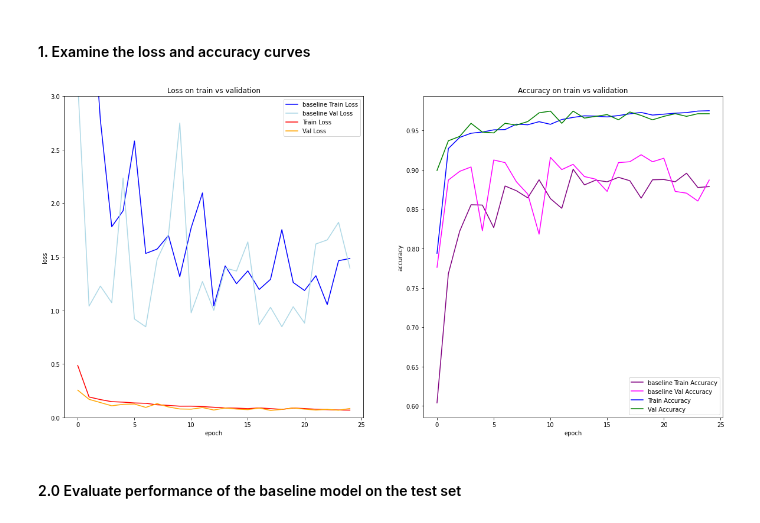
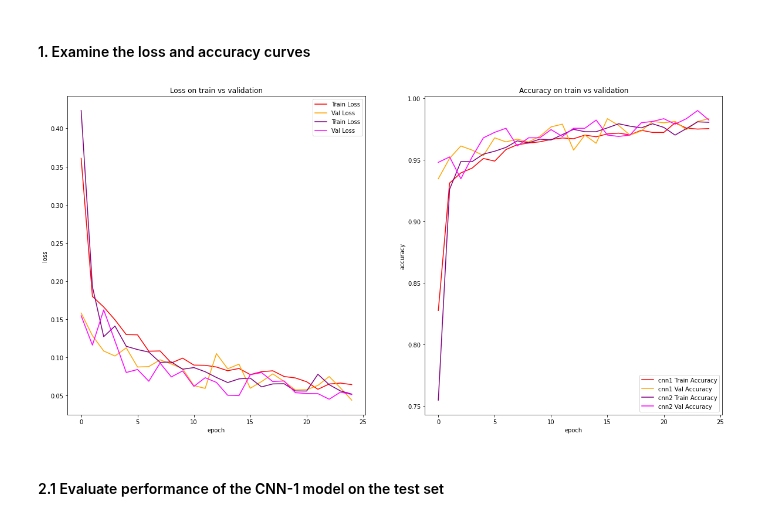
Before and after one commit to erotavlas/machine-learning, a Jupyter notebook: IBMAdvancedDataScience_Capstone/IBMAdvancedDataScience_Capstone_Incomplete.ipynb, the cells around one changed output. Cells and saved outputs as stored; diff of their text form; code cells hidden in the pictures.

```diff
--- a/IBMAdvancedDataScience_Capstone/IBMAdvancedDataScience_Capstone_Incomplete.ipynb
+++ b/IBMAdvancedDataScience_Capstone/IBMAdvancedDataScience_Capstone_Incomplete.ipynb
@@ -864,0 +1036,3 @@ Epoch 25/25
+# %%
+#units = 1 for binary classification
+cnn_1.add(tf.keras.layers.Dense(units=1, activation='sigmoid'))
@@ -864,0 +1041,3 @@ Epoch 25/25
+# %%
+cnn_1.compile(optimizer='adam', loss='binary_crossentropy', metrics=METRICS)
+cnn_1.summary()
@@ -864,0 +1111,7 @@ Epoch 25/25
+# %%
+# NOTE - cannot use the validation_split when using data set generators so need to split the dataframe manually
+# into train and validation set. This was done above
+
+#callback = tf.keras.callbacks.EarlyStopping(monitor='loss', mode="min", patience=3, restore_best_weights=True)
+#history = cnn.fit(x = train_set, class_weight=class_weight, validation_data = validation_set, epochs=100, callbacks=[callback] )
+history_cnn_1 = cnn_1.fit(x = train_set, class_weight=class_weight, validation_data = validation_set, epochs=25 )
@@ -864,0 +1138,2 @@ Epoch 25/25
+# %%
+history_cnn_2 = cnn_2.fit(x = train_set, class_weight=class_weight, validation_data = validation_set, epochs=25 )
@@ -869,38 +1162,41 @@ Epoch 25/25
 # %%
 plt.figure(figsize=(20,10))
 
 # plot loss & val loss
 plt.subplot(1,2,1)
-# baseline
-sns.lineplot(x=baseline_history.epoch, y=baseline_history.history['loss'], color='blue',  dashes=True,markers=True, label='baseline Train Loss')
-sns.lineplot(x=baseline_history.epoch, y=baseline_history.history['val_loss'], color='lightblue', label='baseline Val Loss')
-# cnn
-sns.lineplot(x=history.epoch, y=history.history['loss'], color='red', label='Train Loss')
-sns.lineplot(x=history.epoch, y=history.history['val_loss'], color='orange', label='Val Loss')
-plt.ylim(0, 3)
+
+# cnn-1
+sns.lineplot(x=history_cnn_1.epoch, y=history_cnn_1.history['loss'], color='red', label='Train Loss')
+sns.lineplot(x=history_cnn_1.epoch, y=history_cnn_1.history['val_loss'], color='orange', label='Val Loss')
+# cnn-2
+sns.lineplot(x=history_cnn_2.epoch, y=history_cnn_2.history['loss'], color='purple', label='Train Loss')
+sns.lineplot(x=history_cnn_2.epoch, y=history_cnn_2.history['val_loss'], color='magenta', label='Val Loss')
+
+#plt.ylim(0, 3)
 plt.title('Loss on train vs validation')
 plt.legend(loc='best')
 plt.xlabel('epoch')
 plt.ylabel('loss')
 
 # plot accuracy and val accuracy
 plt.subplot(1,2,2)
-# baseline
-sns.lineplot(x=baseline_history.epoch, y=baseline_history.history['accuracy'], color='purple', label='baseline Train Accuracy')
-sns.lineplot(x=baseline_history.epoch, y=baseline_history.history['val_accuracy'], color='magenta', label='baseline Val Accuracy')
-# cnn
-sns.lineplot(x=history.epoch, y=history.history['accuracy'], color='blue', label='Train Accuracy')
-sns.lineplot(x=history.epoch, y=history.history['val_accuracy'], color='green', label='Val Accuracy')
+
+# cnn-1
+sns.lineplot(x=history_cnn_1.epoch, y=history_cnn_1.history['accuracy'], color='red', label='cnn1 Train Accuracy')
+sns.lineplot(x=history_cnn_1.epoch, y=history_cnn_1.history['val_accuracy'], color='orange', label='cnn1 Val Accuracy')
+# cnn-2
+sns.lineplot(x=history_cnn_2.epoch, y=history_cnn_2.history['accuracy'], color='purple', label='cnn2 Train Accuracy')
+sns.lineplot(x=history_cnn_2.epoch, y=history_cnn_2.history['val_accuracy'], color='magenta', label='cnn2 Val Accuracy')
 
 plt.title('Accuracy on train vs validation')
 plt.legend(loc='best')
 plt.xlabel('epoch')
 plt.ylabel('accuracy')
 
 plt.show()
 # %% [output]
-[figure, old version]
+[figure, new version]
 # %% [markdown]
-#### 2.0 Evaluate performance of the baseline model on the test set
+#### 2.1 Evaluate performance of the CNN-1 model on the test set
 # %%
 print("metrics on validation set")
```
Also changed, not shown: parts of 107 cells of this notebook.
